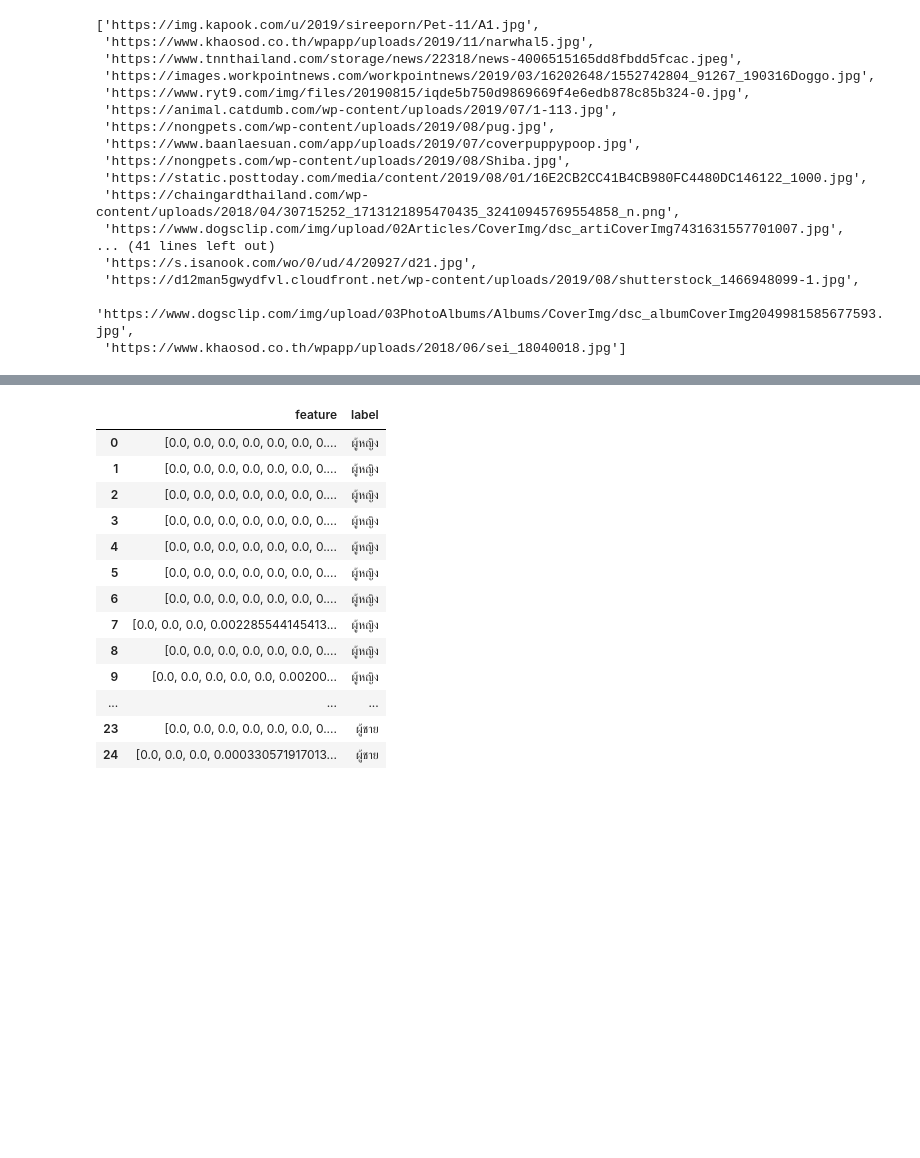
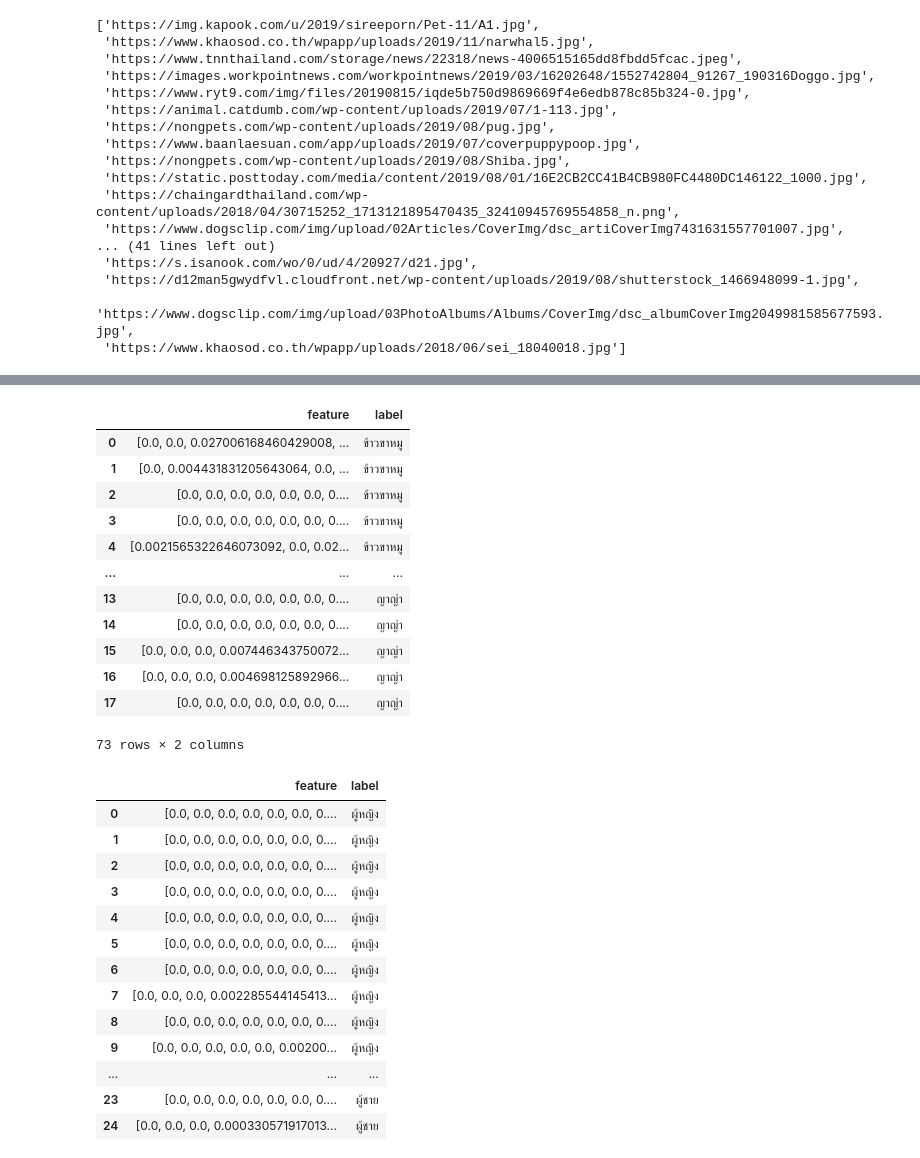
Before and after one commit to CakeNuthep/Super_AI, a Jupyter notebook: Copy_of_superai_botnoi_classification&evaluationmetrics.ipynb, the cells around one changed output, grey strips where cells are left out. Saved outputs shown, nothing was run; the diff lists cells and outputs as text; code cells hidden in the pictures; blank space fills up the shorter version.

```diff
--- a/Copy_of_superai_botnoi_classification&evaluationmetrics.ipynb
+++ b/Copy_of_superai_botnoi_classification&evaluationmetrics.ipynb
@@ -58,0 +37,2 @@ array([9.18362877e-08, 7.81893275e-06, 1.77856458e-06, 2.18909719e-06,
+# %%
+imgo2 = pickle.load(open('myimgo.p','rb'))
@@ -133,0 +156,2 @@ images/ผู้หญิง/28.p
+# %%
+dat = pickle.load(open('images/ณเดช/17.p','rb'))
@@ -167,3 +208,19 @@ cls = createdataset()
+# %%
+createdataset()
+# %% [output]
+|  | feature | label |
+| 0 | [0.0, 0.0, 0.027006168460429008, ... | ข้าวขาหมู |
+| 1 | [0.0, 0.004431831205643064, 0.0, ... | ข้าวขาหมู |
+| 2 | [0.0, 0.0, 0.0, 0.0, 0.0, 0.0, 0.... | ข้าวขาหมู |
+| 3 | [0.0, 0.0, 0.0, 0.0, 0.0, 0.0, 0.... | ข้าวขาหมู |
+| 4 | [0.0021565322646073092, 0.0, 0.02... | ข้าวขาหมู |
+| ... | ... | ... |
+| 13 | [0.0, 0.0, 0.0, 0.0, 0.0, 0.0, 0.... | ญาญ่า |
+| 14 | [0.0, 0.0, 0.0, 0.0, 0.0, 0.0, 0.... | ญาญ่า |
+| 15 | [0.0, 0.0, 0.0, 0.007446343750072... | ญาญ่า |
+| 16 | [0.0, 0.0, 0.0, 0.004698125892966... | ญาญ่า |
+| 17 | [0.0, 0.0, 0.0, 0.0, 0.0, 0.0, 0.... | ญาญ่า |
+73 rows × 2 columns
 # %%
 cls
 # %% [output]
```
Also changed, not shown: parts of 34 cells of this notebook.
